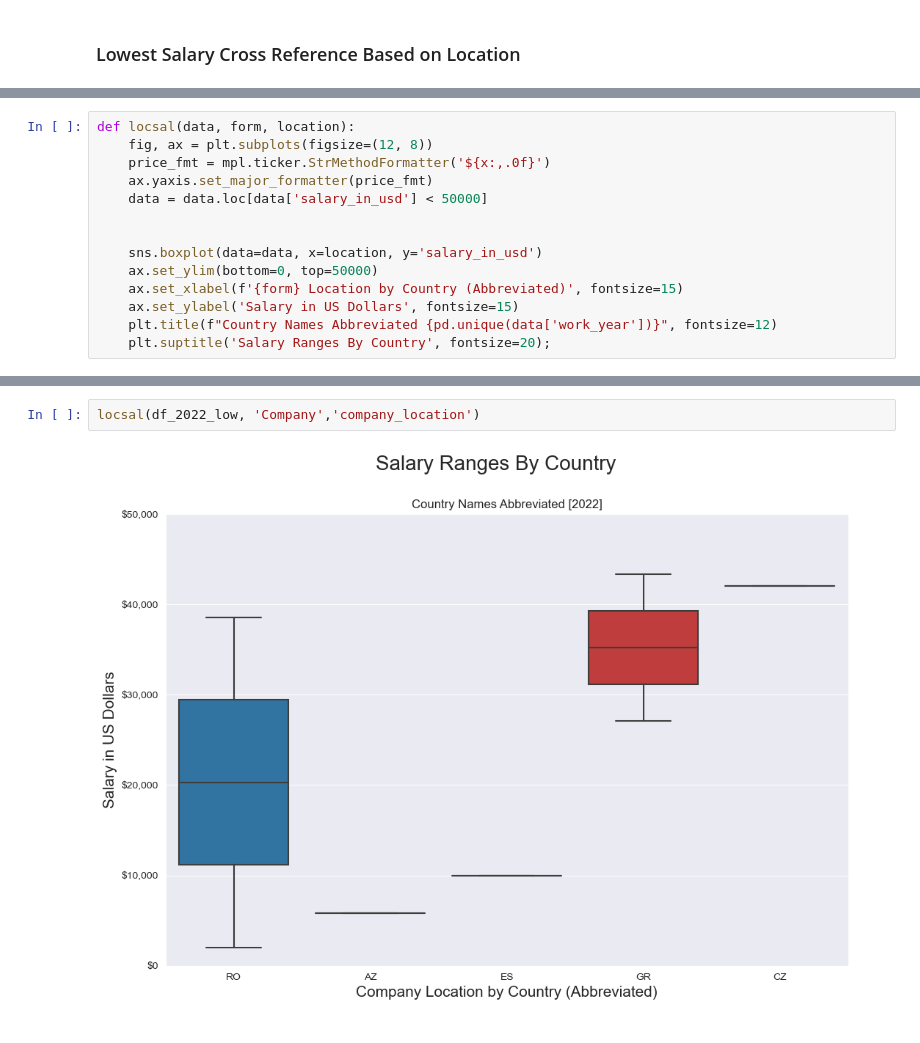
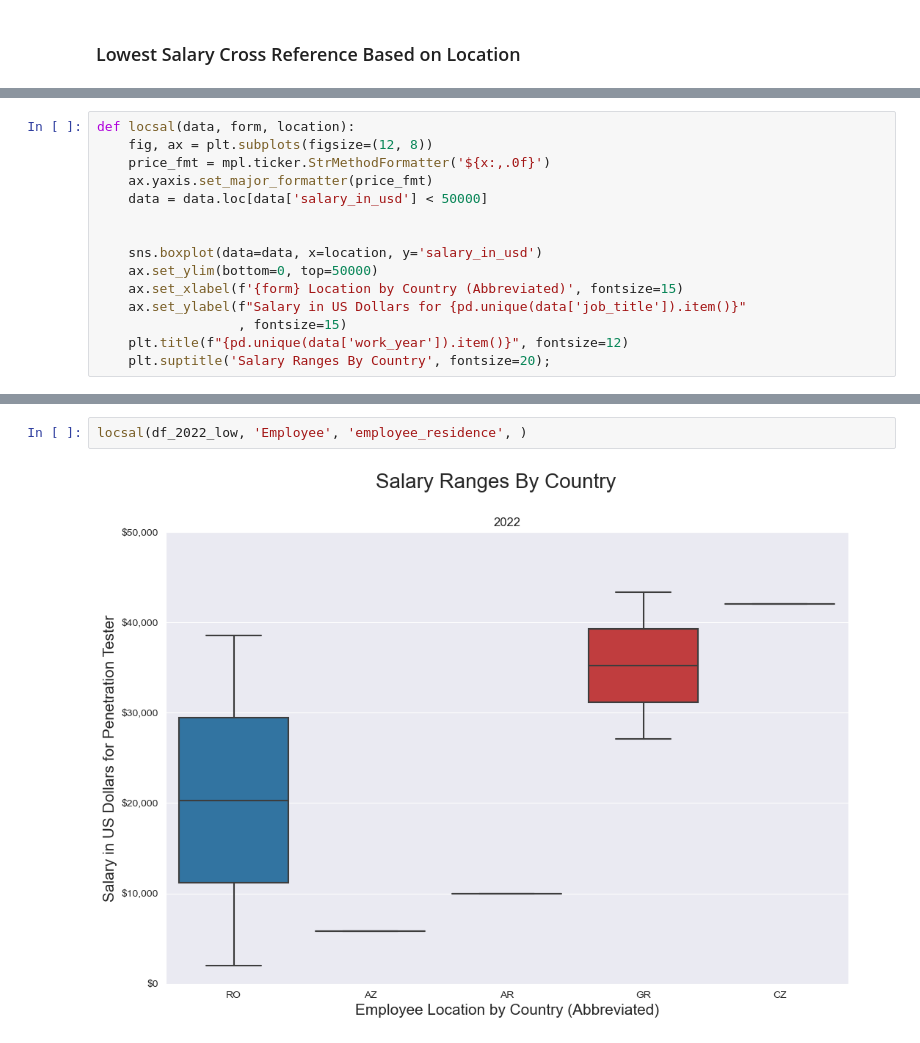
Before and after one commit to SantosAbimaelRomero/Cyber-Security-Salaries, a Jupyter notebook: Cyber Security Salary Presentation.ipynb, the cells around one changed output, grey strips where cells are left out. Saved outputs shown, nothing was run; the diff lists cells and outputs as text.

```diff
--- a/Cyber Security Salary Presentation.ipynb
+++ b/Cyber Security Salary Presentation.ipynb
@@ -412,6 +393,7 @@ def locsal(data, form, location):
     sns.boxplot(data=data, x=location, y='salary_in_usd')
     ax.set_ylim(bottom=0, top=50000)
     ax.set_xlabel(f'{form} Location by Country (Abbreviated)', fontsize=15)
-    ax.set_ylabel('Salary in US Dollars', fontsize=15)
-    plt.title(f"Country Names Abbreviated {pd.unique(data['work_year'])}", fontsize=12)
+    ax.set_ylabel(f"Salary in US Dollars for {pd.unique(data['job_title']).item()}"
+                  , fontsize=15)
+    plt.title(f"{pd.unique(data['work_year']).item()}", fontsize=12)
     plt.suptitle('Salary Ranges By Country', fontsize=20);
@@ -422,4 +400,4 @@ locsal(df_2022_low, 'Employee', 'employee_residence')
-# %%
-locsal(df_2022_low, 'Company','company_location')
-# %% [output]
-[figure, removed]
+# %%
+locsal(df_2022_low, 'Employee', 'employee_residence', )
+# %% [output]
+[figure, added]
```
Also changed, not shown: parts of 17 cells of this notebook.
